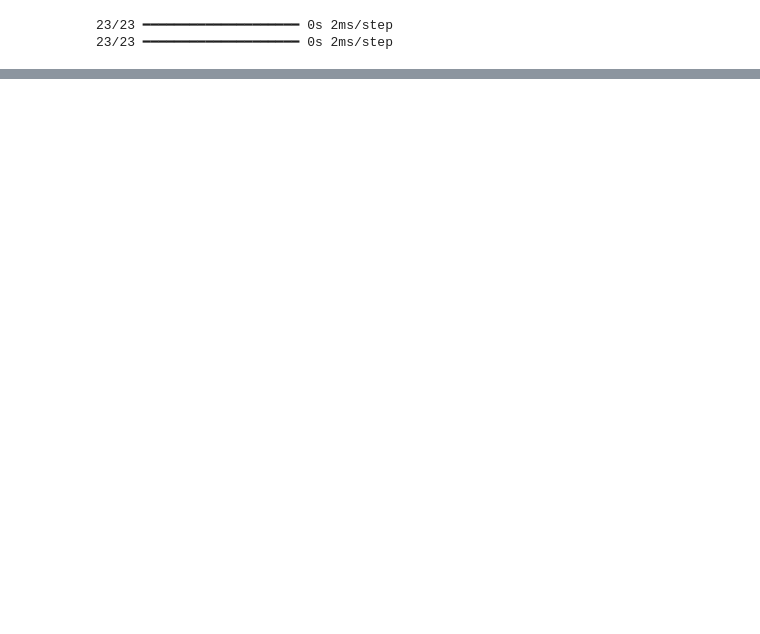
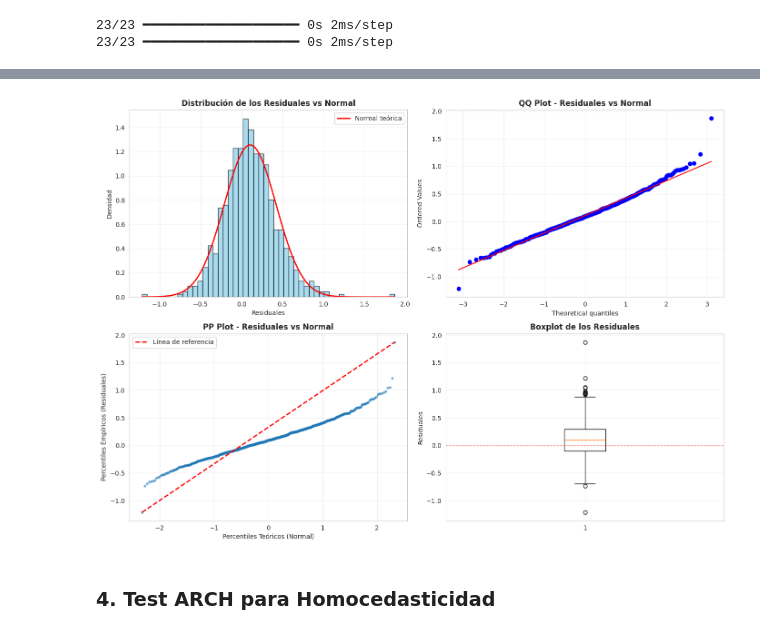
Before and after one commit to aalejoz25/BigData-ST, a Jupyter notebook: proyecto.ipynb, the cells around one changed output, grey strips where cells are left out. Cells and saved outputs as stored; diff of their text form; code cells hidden in the pictures; blank space fills up the shorter version.

```diff
--- a/proyecto.ipynb
+++ b/proyecto.ipynb
@@ -562,0 +794,47 @@ plt.show()
+# %%
+# Gráficos de normalidad: QQ Plot y PP Plot
+fig, axes = plt.subplots(2, 2, figsize=(14, 10))
+
+# Histograma de residuales con curva normal
+axes[0, 0].hist(residuals, bins=50, density=True, alpha=0.7, color='skyblue', edgecolor='black')
+mu, sigma = residuals.mean(), residuals.std()
+x = np.linspace(residuals.min(), residuals.max(), 100)
+axes[0, 0].plot(x, stats.norm.pdf(x, mu, sigma), 'r-', linewidth=2, label='Normal teórica')
+axes[0, 0].set_title('Distribución de los Residuales vs Normal', fontsize=12, fontweight='bold')
+axes[0, 0].set_xlabel('Residuales')
+axes[0, 0].set_ylabel('Densidad')
+axes[0, 0].legend()
+axes[0, 0].grid(True, alpha=0.3)
+
+# QQ Plot
+stats.probplot(residuals, dist="norm", plot=axes[0, 1])
+axes[0, 1].set_title('QQ Plot - Residuales vs Normal', fontsize=12, fontweight='bold')
+axes[0, 1].grid(True, alpha=0.3)
+
+# PP Plot (Probability Plot)
+# Calculamos los percentiles empíricos y teóricos
+sorted_residuals = np.sort(residuals)
+norm_quantiles = stats.norm.ppf(np.linspace(0.01, 0.99, len(sorted_residuals)))
+axes[1, 0].scatter(norm_quantiles, sorted_residuals, alpha=0.5, s=10)
+axes[1, 0].plot([norm_quantiles.min(), norm_quantiles.max()],
+                 [sorted_residuals.min(), sorted_residuals.max()],
+                 'r--', linewidth=2, label='Línea de referencia')
+axes[1, 0].set_title('PP Plot - Residuales vs Normal', fontsize=12, fontweight='bold')
+axes[1, 0].set_xlabel('Percentiles Teóricos (Normal)')
+axes[1, 0].set_ylabel('Percentiles Empíricos (Residuales)')
+axes[1, 0].legend()
+axes[1, 0].grid(True, alpha=0.3)
+
+# Boxplot de residuales
+axes[1, 1].boxplot(residuals, vert=True)
+axes[1, 1].set_title('Boxplot de los Residuales', fontsize=12, fontweight='bold')
+axes[1, 1].set_ylabel('Residuales')
+axes[1, 1].axhline(y=0, color='red', linestyle='--', linewidth=1, alpha=0.5)
+axes[1, 1].grid(True, alpha=0.3)
+
+plt.tight_layout()
+plt.show()
+# %% [output]
+[figure, added]
+# %% [markdown]
+### 4. Test ARCH para Homocedasticidad
```
Also changed, not shown: parts of 21 cells of this notebook, 2 other files.
